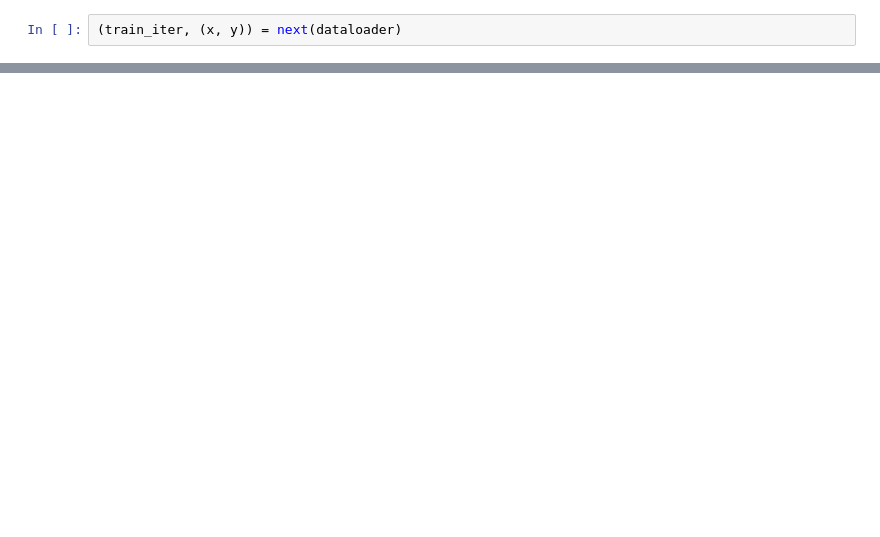
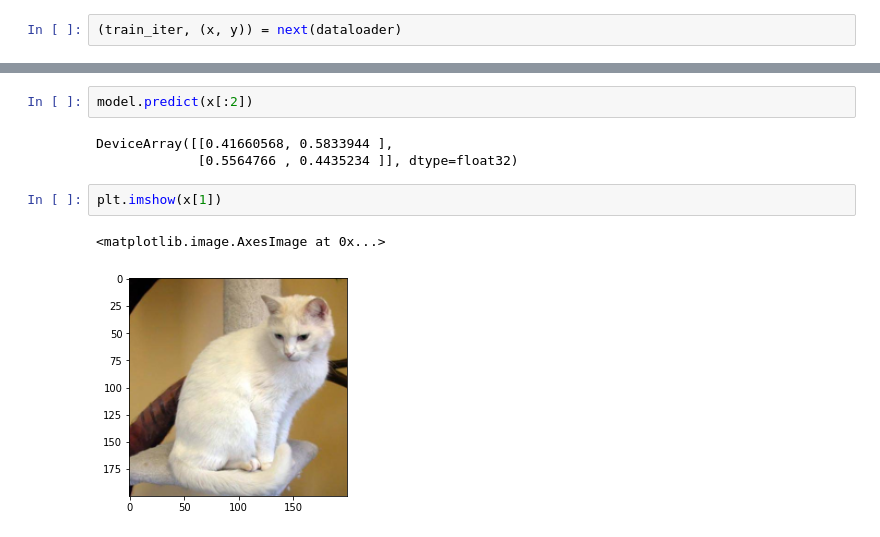
Before and after one commit to fyangami/ml-starter, a Jupyter notebook: jax/6.ipynb, the cells around one changed output, grey strips where cells are left out. Cells and saved outputs as stored; diff of their text form; blank space fills up the shorter version.

```diff
--- a/jax/6.ipynb
+++ b/jax/6.ipynb
@@ -86,0 +107,10 @@ DeviceArray([[0.4998037 , 0.50019634],
+# %%
+model.predict(x[:2])
+# %% [output]
+DeviceArray([[0.41660568, 0.5833944 ],
+             [0.5564766 , 0.4435234 ]], dtype=float32)
+# %%
+plt.imshow(x[1])
+# %% [output]
+<matplotlib.image.AxesImage at 0x...>
+[figure, added]
```
Also changed, not shown: parts of 5 cells of this notebook, 7 other files.
